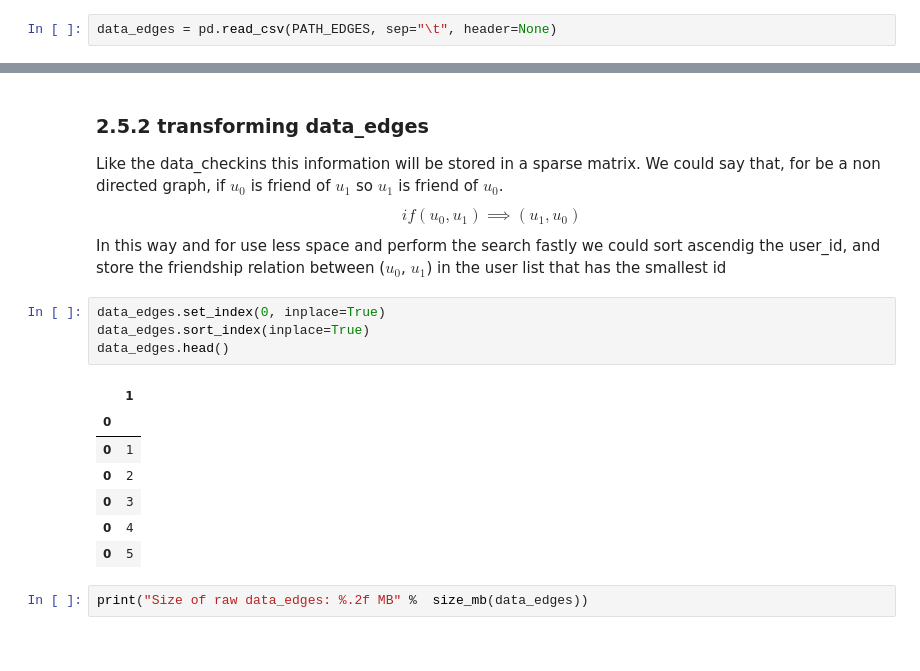
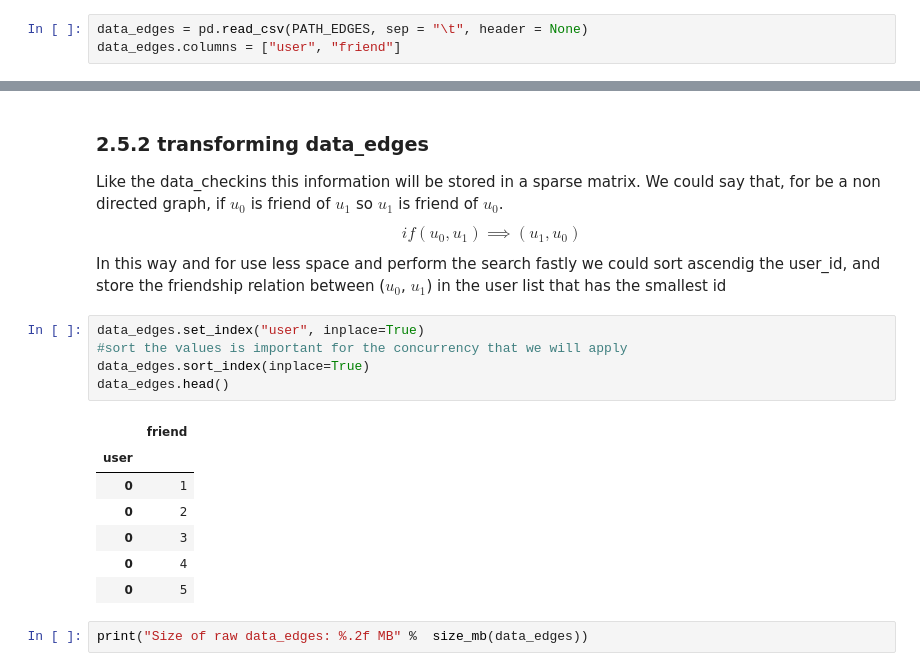
Before and after one commit to secano97/Gowalla, a Jupyter notebook: Data Understanding.ipynb, the cells around one changed output, grey strips where cells are left out. Saved outputs shown, nothing was run; the diff lists cells and outputs as text.

```diff
--- a/Data Understanding.ipynb
+++ b/Data Understanding.ipynb
@@ -45,7 +45,8 @@ import pandas as pd
 PATH_CHECKINGS = "datasets/Gowalla_totalCheckins.txt"
 PATH_EDGES = "datasets/Gowalla_edges.txt"
 # %%
-data_edges = pd.read_csv(PATH_EDGES, sep="\t", header=None)
+data_edges = pd.read_csv(PATH_EDGES, sep = "\t", header = None)
+data_edges.columns = ["user", "friend"]
 # %%
 data_edges.head()
 # %% [output]
@@ -455,12 +456,13 @@ this is the size of our dataset already pre-processed:
 ### 2.5.2 transforming  data_edges
 <p> Like the data_checkins this information will be stored in a sparse matrix. We could say that, for be a non directed graph,  if $u_0$ is friend of $u_1$ so $u_1$ is friend of $u_0$. $$ if (u_0,u_1) \implies (u_1,u_0)$$ In this way and for use less space and perform the search fastly we could sort ascendig the user_id, and store the friendship relation  between ($u_0$, $u_1$) in the user list that has the smallest id</p>
 # %%
-data_edges.set_index(0, inplace=True)
+data_edges.set_index("user", inplace=True)
+#sort the values is important for the concurrency that we will apply
 data_edges.sort_index(inplace=True)
 data_edges.head()
 # %% [output]
-|  | 1 |
-| 0 |  |
+|  | friend |
+| user |  |
 | 0 | 1 |
 | 0 | 2 |
 | 0 | 3 |
```
Also changed, not shown: parts of 36 cells of this notebook.
